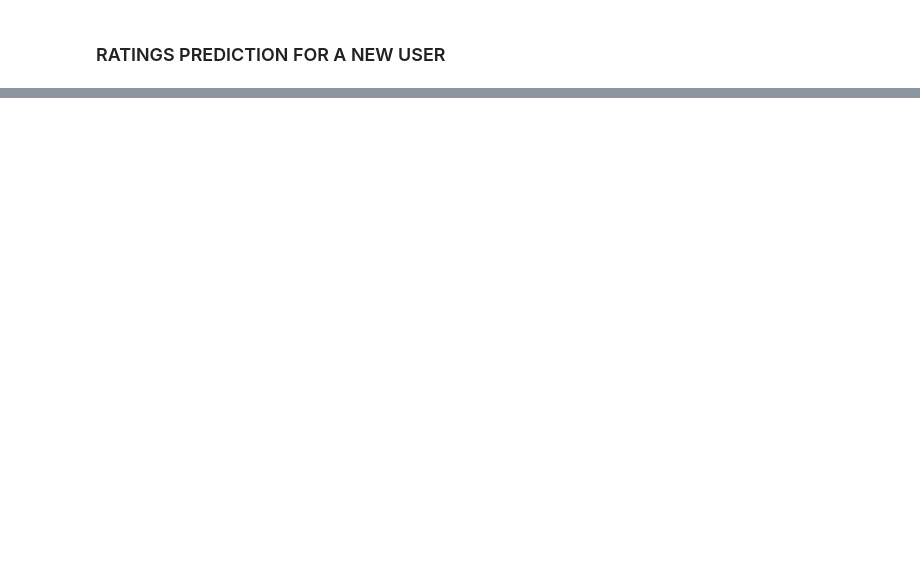
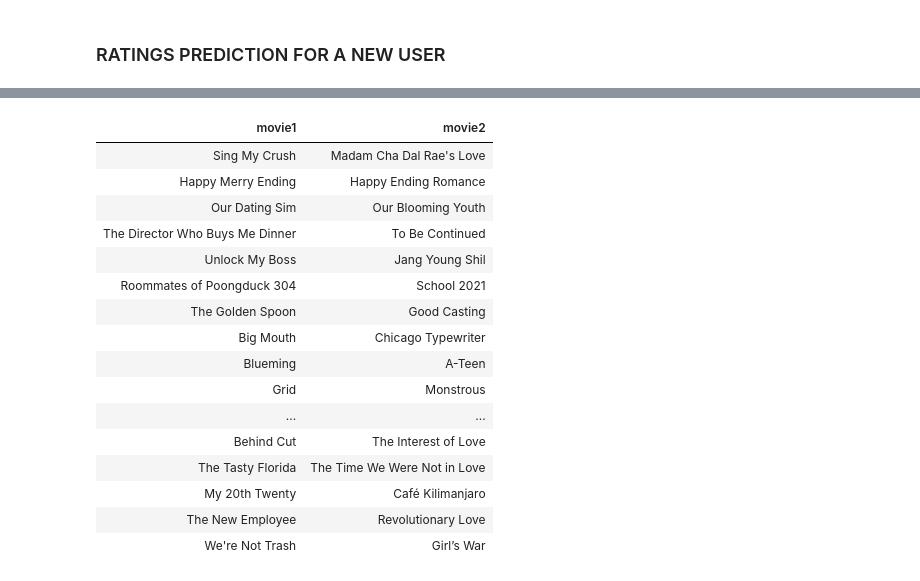
Before and after one commit to Tamaski/kdrama_recommend, a Jupyter notebook: drama_rec.ipynb, the cells around one changed output, grey strips where cells are left out. Saved outputs shown, nothing was run; the diff lists cells and outputs as text; code cells hidden in the pictures; blank space fills up the shorter version.

Commit message:
added functionality to find similar korean dramas

```diff
--- a/drama_rec.ipynb
+++ b/drama_rec.ipynb
@@ -481,0 +484,6 @@ result.head(30)
+# %%
+input_item_m = tf.keras.layers.Input(shape=(num_item_features))
+vm_m = item_NN(input_item_m)                                       # use the trained item_NN
+vm_m = tf.linalg.l2_normalize(vm_m, axis=1)
+model_m = tf.keras.Model(input_item_m, vm_m)
+model_m.summary()
@@ -481,0 +517,4 @@ result.head(30)
+# %%
+scaled_item_vecs = scalerItem.transform(drama_vecs.iloc[:,2:])
+vms = model_m.predict(scaled_item_vecs)
+print(f"size of all predicted movie feature vectors: {vms.shape}")
@@ -481,0 +526,40 @@ result.head(30)
+# %%
+count = 50  # number of movies to display
+dim = len(vms)
+dist = np.zeros((dim,dim))
+
+for i in range(dim):
+    for j in range(dim):
+        dist[i,j] = np.sum((vms[i,:] - vms [j, :])**2)
+
+m_dist = ma.masked_array(dist, mask=np.identity(dist.shape[0]))  # mask the diagonal
+
+disp = [["movie1", "movie2"]]
+for i in range(count):
+    min_idx = np.argmin(m_dist[i])
+    movie1_id = int(drama_vecs.iloc[i,0])
+    movie2_id = int(drama_vecs.iloc[min_idx,0])
+    name1 = drama_vecs[drama_vecs['kdrama_id'] == movie1_id]['drama_name'].iloc[0]
+    name2 = drama_vecs[drama_vecs['kdrama_id'] == movie2_id]['drama_name'].iloc[0]
+
+    disp.append([name1, name2])
+table = tabulate.tabulate(disp, tablefmt='html', headers="firstrow")
+table
+# %% [output]
+| movie1 | movie2 |
+| Sing My Crush | Madam Cha Dal Rae's Love |
+| Happy Merry Ending | Happy Ending Romance |
+| Our Dating Sim | Our Blooming Youth |
+| The Director Who Buys Me Dinner | To Be Continued |
+| Unlock My Boss | Jang Young Shil |
+| Roommates of Poongduck 304 | School 2021 |
+| The Golden Spoon | Good Casting |
+| Big Mouth | Chicago Typewriter |
+| Blueming | A-Teen |
+| Grid | Monstrous |
+| ... | ... |
+| Behind Cut | The Interest of Love |
+| The Tasty Florida | The Time We Were Not in Love |
+| My 20th Twenty | Café Kilimanjaro |
+| The New Employee | Revolutionary Love |
+| We're Not Trash | Girl’s War |
```
Also changed, not shown: parts of 13 cells of this notebook.
